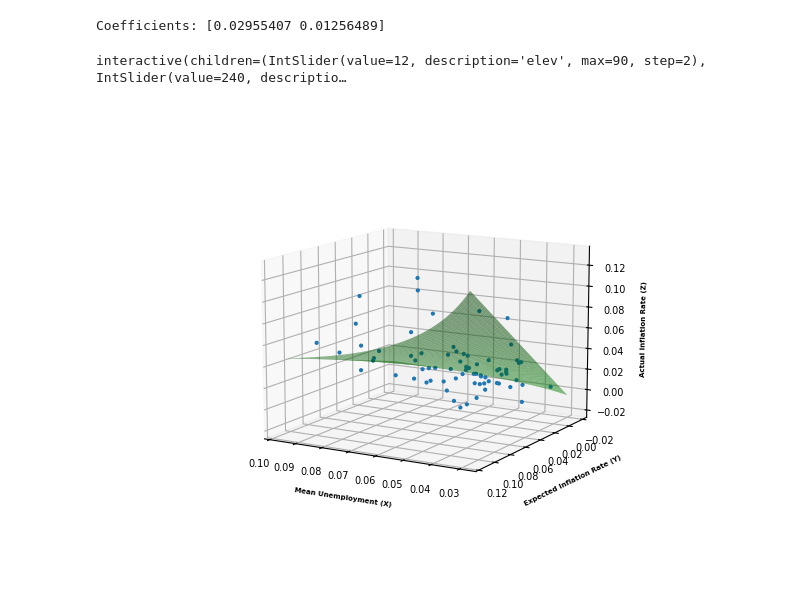
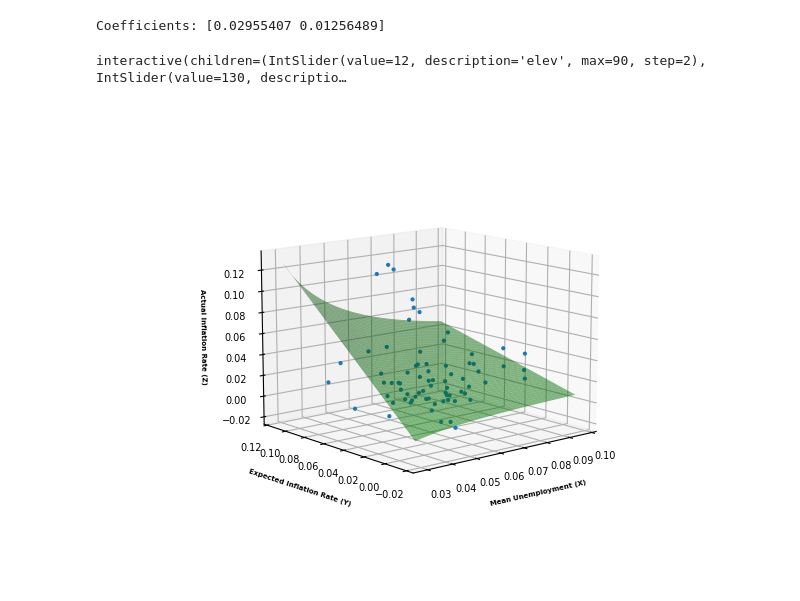
Before and after one commit to Michael-Kornilich/makro-analysis, a Jupyter notebook: makro_analysis.ipynb, the cells around one changed output. Saved outputs shown, nothing was run; the diff lists cells and outputs as text; code cells hidden in the pictures.

```diff
--- a/makro_analysis.ipynb
+++ b/makro_analysis.ipynb
@@ -75,7 +79,6 @@ fontdict = {
     "fontvariant":"normal"
 }
 
-ax.view_init(25, -140, 0)
 ax.scatter(xs=dataset["mean_unemployment"], ys=dataset["expected_inflation"], zs=dataset["inflation_rate"], s=4, alpha=1)
 
 # Figure
@@ -85,33 +88,33 @@ fig.set_label("Fitted unemployment, expected inflation and the actual inflation"
 ax.set_xlabel("Mean Unemployment (X)",fontdict=fontdict)
 ax.tick_params(axis="x",labelsize=7)
 
 # Y-axis
 ax.set_ylabel("Expected Inflation Rate (Y)",fontdict=fontdict);
 ax.tick_params(axis="y",labelsize=7)
 
 # Z-axis
 ax.set_zlabel("Actual Inflation Rate (Z)",fontdict=fontdict)
 ax.tick_params(axis="z",labelsize=7)
 
 # plotting the function
 x_range = np.linspace(dataset["mean_unemployment"].min(), dataset["mean_unemployment"].max(), num=100)
 y_range = np.linspace(dataset["expected_inflation"].min(), dataset["expected_inflation"].max(), num=100)
 xx, yy = np.meshgrid(x_range, y_range)
 zz = curve_func((xx, yy), *popt)
 ax.plot_surface(xx, yy, zz, color='green', alpha=0.5)
 
 # handling the interactive controls
 ax.mouse_init()
 ax.disable_mouse_rotation()
 
 @interact(
     elev=(0, 90, 2),
     azim=(0, 360, 2),
     roll=fixed(0)
 )
-def update_plot(elev=12, azim=240, roll=0):
+def update_plot(elev=12, azim=130, roll=0):
     ax.view_init(elev=elev, azim=-azim, roll=roll)
     fig.canvas.draw()
 # %% [output]
-interactive(children=(IntSlider(value=12, description='elev', max=90, step=2), IntSlider(value=240, descriptio…
+interactive(children=(IntSlider(value=12, description='elev', max=90, step=2), IntSlider(value=130, descriptio…
-[figure, old version]
+[figure, new version]
```
Also changed, not shown: parts of 2 cells of this notebook, 1 other file.
